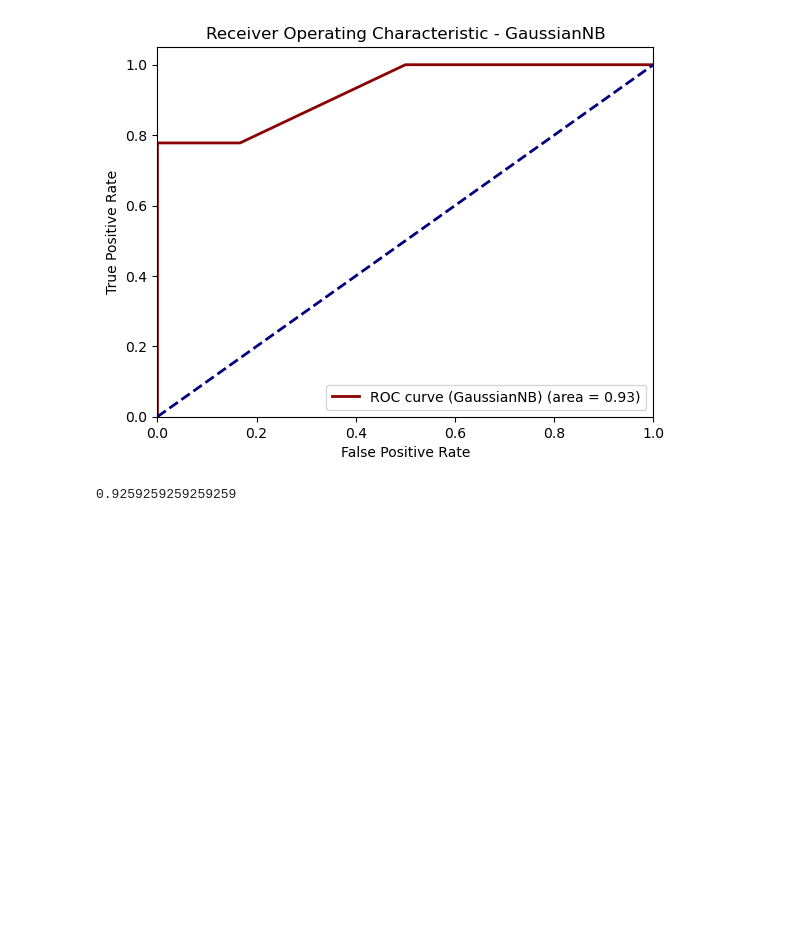
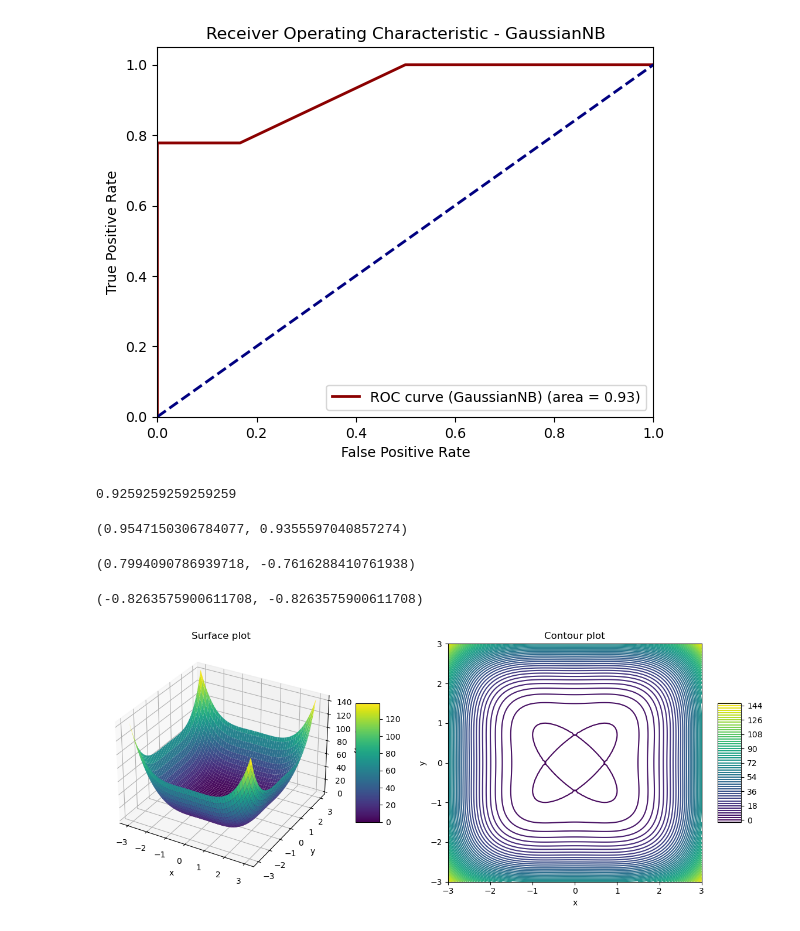
Before and after one commit to giomhern/machine-learning-spring-2024, a Jupyter notebook: week3/hw-notebooks/hw3.ipynb, the cells around one changed output. Drawn from its saved outputs; the diff is of its cells as text; code cells hidden in the pictures; blank space fills up the shorter version.

```diff
--- a/week3/hw-notebooks/hw3.ipynb
+++ b/week3/hw-notebooks/hw3.ipynb
@@ -236,0 +252,47 @@ roc_auc_gnb
+# %%
+minf(2, 4, 0.01, 15)[-1]
+# %% [output]
+(0.9547150306784077, 0.9355597040857274)
+# %%
+minf(2, 4, 0.02, 15)[-1]
+# %% [output]
+(0.7994090786939718, -0.7616288410761938)
+# %%
+minf(-1, -1, 0.01, 15)[-1]
+# %% [output]
+(-0.8263575900611708, -0.8263575900611708)
+# %%
+import numpy as np
+import matplotlib.pyplot as plt
+from mpl_toolkits.mplot3d import Axes3D
+
+def f(x, y):
+    return x**4 + y**4 - x**2 - y**2 + 0.25
+
+
+x = np.linspace(-3, 3, 100)
+y = np.linspace(-3, 3, 100)
+X, Y = np.meshgrid(x, y)
+Z = f(X, Y)
+
+fig = plt.figure(figsize=(12, 5))
+
+ax1 = fig.add_subplot(121, projection='3d')
+surf = ax1.plot_surface(X, Y, Z, cmap='viridis', edgecolor='none')
+ax1.set_title('Surface plot')
+ax1.set_xlabel('x')
+ax1.set_ylabel('y')
+ax1.set_zlabel('f(x, y)')
+fig.colorbar(surf, ax=ax1, shrink=0.5, aspect=5)
+
+ax2 = fig.add_subplot(122)
+contour = ax2.contour(X, Y, Z, 50, cmap='viridis')
+ax2.set_title('Contour plot')
+ax2.set_xlabel('x')
+ax2.set_ylabel('y')
+fig.colorbar(contour, ax=ax2, shrink=0.5, aspect=5)
+
+plt.tight_layout()
+plt.show()
+# %% [output]
+[figure, added]
```
Also changed, not shown: parts of 3 cells of this notebook, 1 other file.
